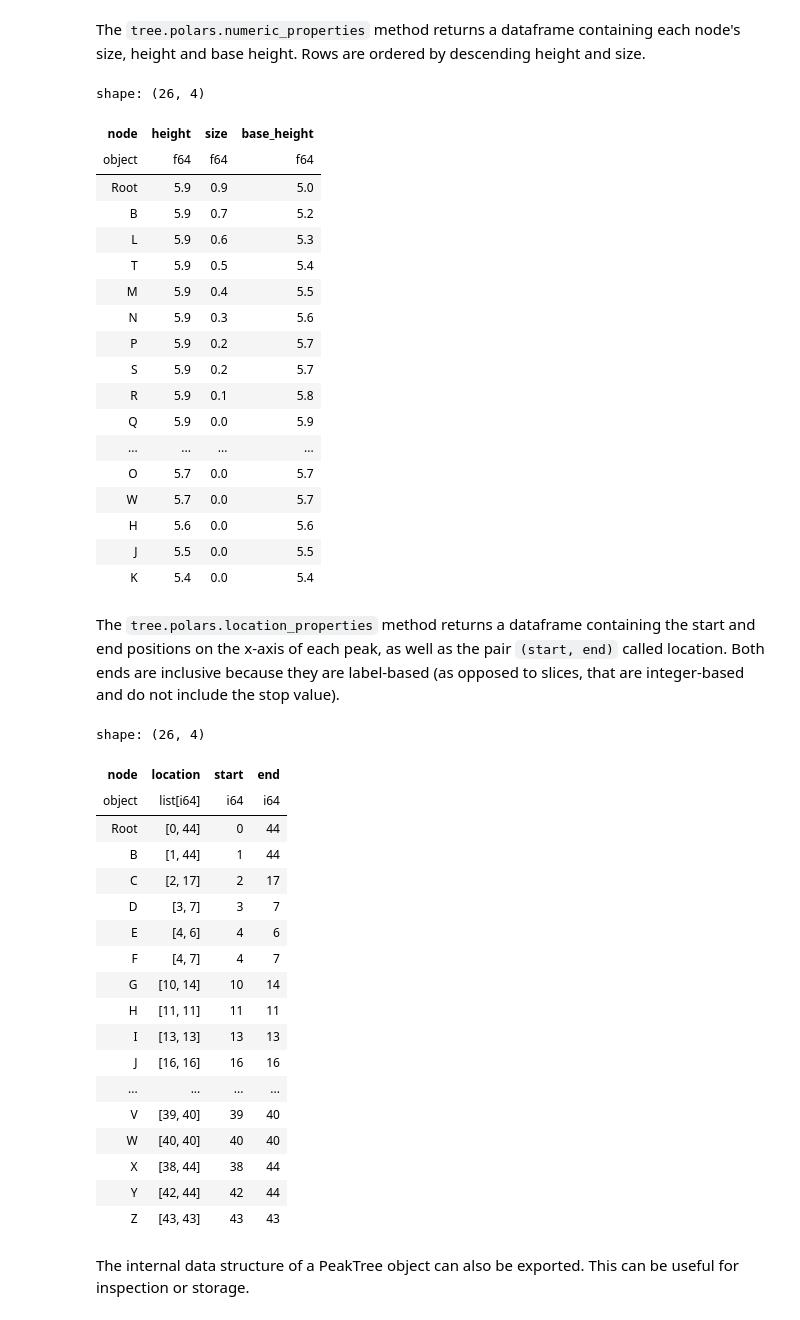
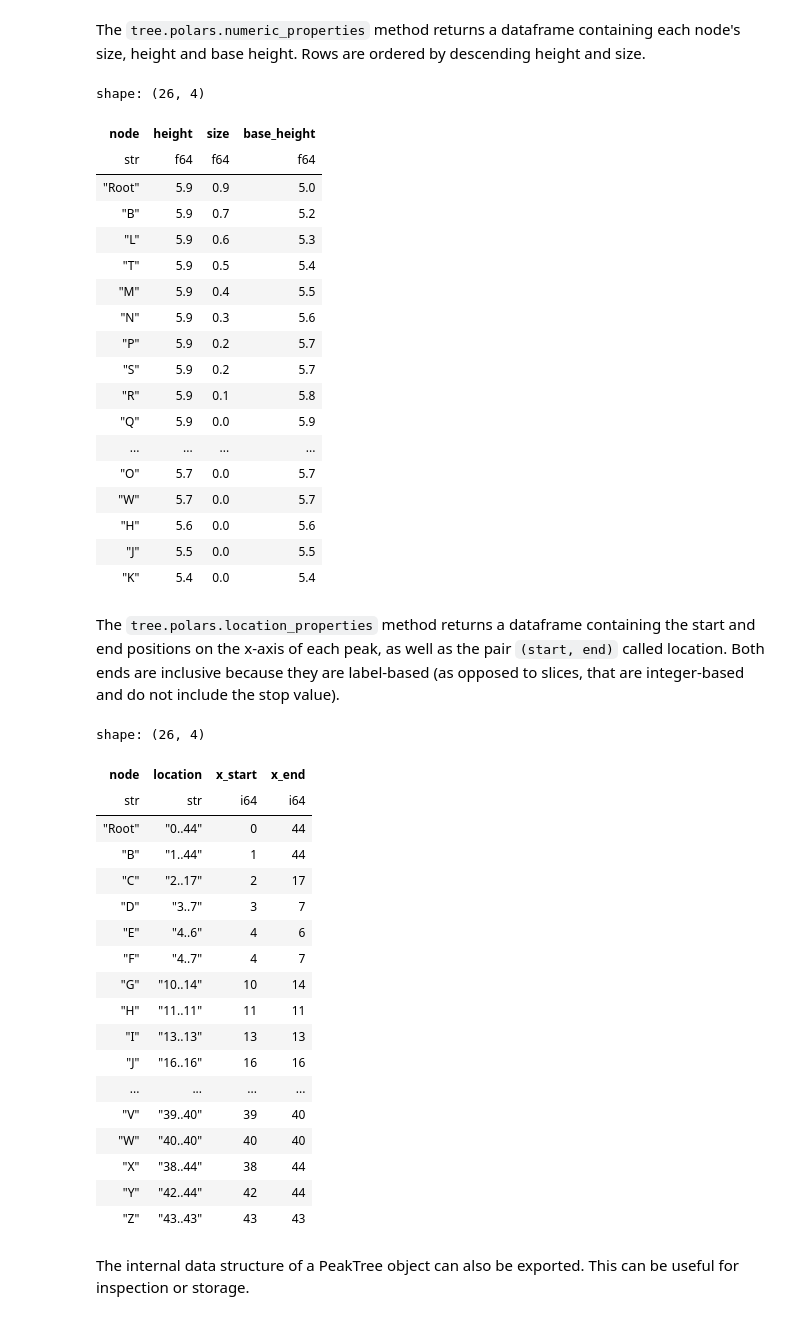
Before and after one commit to eivindtostesen/hierarchical_peak_finding, a Jupyter notebook: dataframes_tutorial.ipynb, the cells around one changed output. Cells and saved outputs as stored; diff of their text form; code cells hidden in the pictures.

```diff
--- a/dataframes_tutorial.ipynb
+++ b/dataframes_tutorial.ipynb
@@ -155,62 +170,72 @@ X, Y = peaky_data.example_1(randomseed=RANDOM_SEED)
 # Get the peak analysis results:
 tree = analyze_and_make_tree(X, Y)
 # Add polars functionality to the tree:
-peaks_in_polars.PeakTreePolars(tree, location=tree.location)
+peaks_in_polars.PeakTreePolars(
+    tree,
+    x_start=lambda n: tree.location[n][0],
+    x_end=lambda n: tree.location[n][1],
+    objecttype=[],
+)
 
 # Dataframe with peak spans on the y-axis:
 tree.polars.numeric_properties()
 # %% [output]
 shape: (26, 4)
 | node | height | size | base_height |
-| object | f64 | f64 | f64 |
-| Root | 5.9 | 0.9 | 5.0 |
-| B | 5.9 | 0.7 | 5.2 |
-| L | 5.9 | 0.6 | 5.3 |
-| T | 5.9 | 0.5 | 5.4 |
-| M | 5.9 | 0.4 | 5.5 |
-| N | 5.9 | 0.3 | 5.6 |
-| P | 5.9 | 0.2 | 5.7 |
-| S | 5.9 | 0.2 | 5.7 |
-| R | 5.9 | 0.1 | 5.8 |
-| Q | 5.9 | 0.0 | 5.9 |
+| str | f64 | f64 | f64 |
+| "Root" | 5.9 | 0.9 | 5.0 |
+| "B" | 5.9 | 0.7 | 5.2 |
+| "L" | 5.9 | 0.6 | 5.3 |
+| "T" | 5.9 | 0.5 | 5.4 |
+| "M" | 5.9 | 0.4 | 5.5 |
+| "N" | 5.9 | 0.3 | 5.6 |
+| "P" | 5.9 | 0.2 | 5.7 |
+| "S" | 5.9 | 0.2 | 5.7 |
+| "R" | 5.9 | 0.1 | 5.8 |
+| "Q" | 5.9 | 0.0 | 5.9 |
 | ... | ... | ... | ... |
-| O | 5.7 | 0.0 | 5.7 |
-| W | 5.7 | 0.0 | 5.7 |
-| H | 5.6 | 0.0 | 5.6 |
-| J | 5.5 | 0.0 | 5.5 |
-| K | 5.4 | 0.0 | 5.4 |
+| "O" | 5.7 | 0.0 | 5.7 |
+| "W" | 5.7 | 0.0 | 5.7 |
+| "H" | 5.6 | 0.0 | 5.6 |
+| "J" | 5.5 | 0.0 | 5.5 |
+| "K" | 5.4 | 0.0 | 5.4 |
 # %% [markdown]
 The `tree.polars.location_properties` method returns a dataframe containing the start and end positions on the x-axis of each peak, as well as the pair `(start, end)` called location. Both ends are inclusive because they are label-based (as opposed to slices, that are integer-based and do not include the stop value).
 # %%
 # Generate the data set:
 X, Y = peaky_data.example_1(randomseed=RANDOM_SEED)
 # Get the peak analysis results:
 tree = analyze_and_make_tree(X, Y)
 # Add polars functionality to the tree:
-peaks_in_polars.PeakTreePolars(tree, location=tree.location)
+peaks_in_polars.PeakTreePolars(
+    tree,
+    x_start=lambda n: tree.location[n][0],
+    x_end=lambda n: tree.location[n][1],
+    objecttype=[],
+)
 
 # Dataframe with peak spans on the x-axis:
 tree.polars.location_properties()
 # %% [output]
 shape: (26, 4)
-| node | location | start | end |
-| object | list[i64] | i64 | i64 |
-| Root | [0, 44] | 0 | 44 |
-| B | [1, 44] | 1 | 44 |
-| C | [2, 17] | 2 | 17 |
-| D | [3, 7] | 3 | 7 |
-| E | [4, 6] | 4 | 6 |
-| F | [4, 7] | 4 | 7 |
-| G | [10, 14] | 10 | 14 |
-| H | [11, 11] | 11 | 11 |
-| I | [13, 13] | 13 | 13 |
-| J | [16, 16] | 16 | 16 |
+| node | location | x_start | x_end |
+| str | str | i64 | i64 |
+| "Root" | "0..44" | 0 | 44 |
+| "B" | "1..44" | 1 | 44 |
+| "C" | "2..17" | 2 | 17 |
+| "D" | "3..7" | 3 | 7 |
+| "E" | "4..6" | 4 | 6 |
+| "F" | "4..7" | 4 | 7 |
+| "G" | "10..14" | 10 | 14 |
+| "H" | "11..11" | 11 | 11 |
+| "I" | "13..13" | 13 | 13 |
+| "J" | "16..16" | 16 | 16 |
 | ... | ... | ... | ... |
-| V | [39, 40] | 39 | 40 |
-| W | [40, 40] | 40 | 40 |
-| X | [38, 44] | 38 | 44 |
-| Y | [42, 44] | 42 | 44 |
-| Z | [43, 43] | 43 | 43 |
+| "V" | "39..40" | 39 | 40 |
+| "W" | "40..40" | 40 | 40 |
+| "X" | "38..44" | 38 | 44 |
+| "Y" | "42..44" | 42 | 44 |
+| "Z" | "43..43" | 43 | 43 |
 # %% [markdown]
 The internal data structure of a PeakTree object can also be exported. This can be useful for inspection or storage.
 # %%
```
Also changed, not shown: parts of 5 cells of this notebook, 4 other files.
